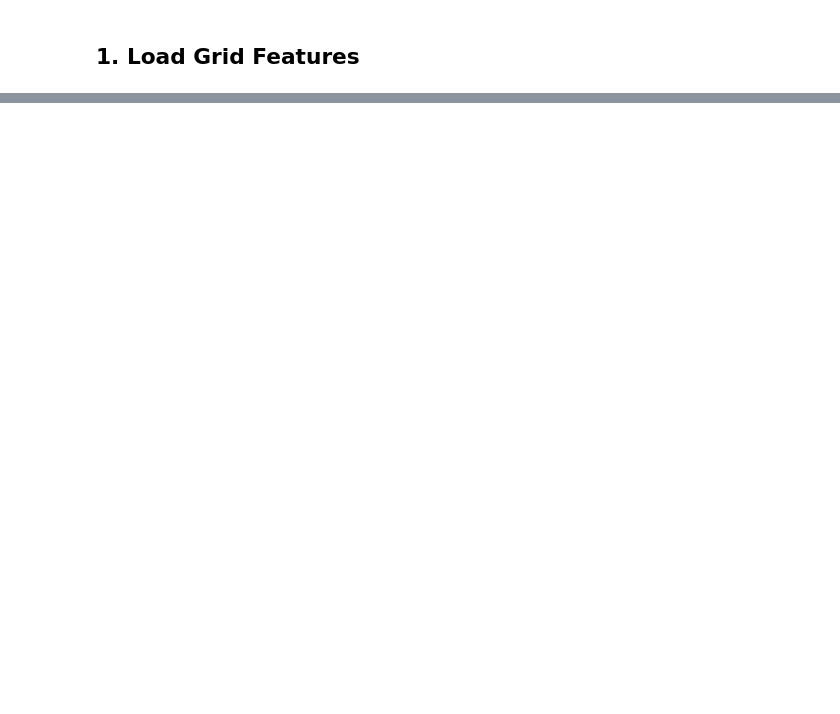
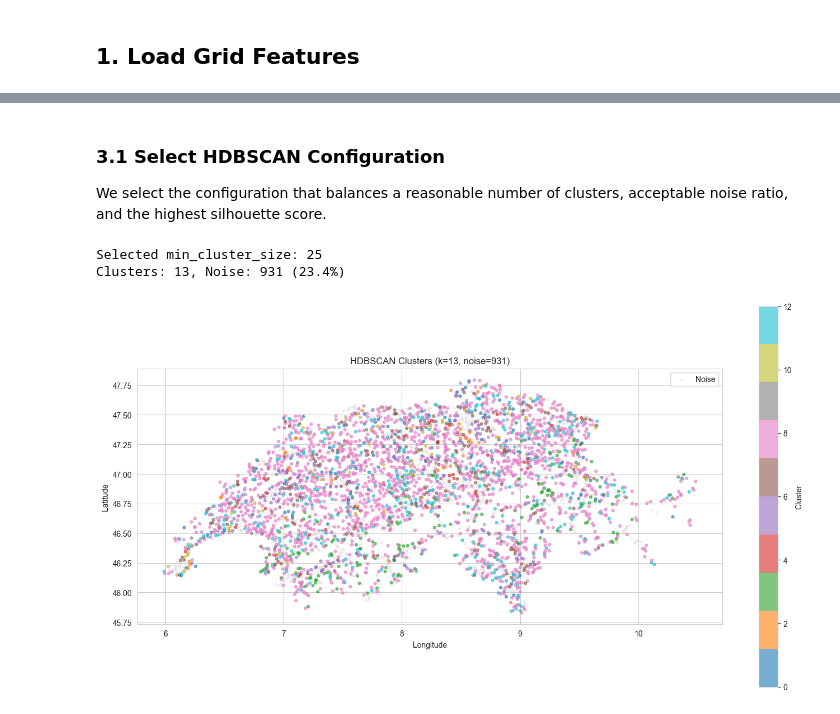
Before and after one commit to maybebool/swiss-airspace-obstacle-profiling, a Jupyter notebook: notebooks/Cluster_Evaluation.ipynb, the cells around one changed output, grey strips where cells are left out. Saved outputs shown, nothing was run; the diff lists cells and outputs as text; code cells hidden in the pictures; blank space fills up the shorter version.

```diff
--- a/notebooks/Cluster_Evaluation.ipynb
+++ b/notebooks/Cluster_Evaluation.ipynb
@@ -39,0 +44,6 @@ Loaded: 3976 grid cells
+# %%
+scaler = StandardScaler()
+X_scaled = scaler.fit_transform(X)
+
+# Verify: mean ≈ 0, std ≈ 1
+pd.DataFrame(X_scaled, columns=feature_cols).describe().round(2).loc[['mean', 'std']]
@@ -39,0 +95,38 @@ Loaded: 3976 grid cells
+# %% [markdown]
+### 3.1 Select HDBSCAN Configuration
+
+We select the configuration that balances a reasonable number of clusters, acceptable noise ratio, and the highest silhouette score.
+# %%
+# Select best based on results above, adjust min_cluster_size if needed
+BEST_MCS = results_hdb_df.loc[results_hdb_df['silhouette'].idxmax(), 'min_cluster_size']
+print(f"Selected min_cluster_size: {BEST_MCS}")
+
+hdb = hdbscan.HDBSCAN(min_cluster_size=int(BEST_MCS), min_samples=5, metric='euclidean')
+grid['cluster_hdbscan'] = hdb.fit_predict(X_scaled)
+
+n_clusters = grid['cluster_hdbscan'].nunique() - (1 if -1 in grid['cluster_hdbscan'].values else 0)
+n_noise = (grid['cluster_hdbscan'] == -1).sum()
+print(f"Clusters: {n_clusters}, Noise: {n_noise} ({n_noise/len(grid)*100:.1f}%)")
+# %% [output]
+Selected min_cluster_size: 25
+Clusters: 13, Noise: 931 (23.4%)
+# %%
+fig, ax = plt.subplots(figsize=(14, 10))
+
+noise = grid[grid['cluster_hdbscan'] == -1]
+clustered = grid[grid['cluster_hdbscan'] != -1]
+
+ax.scatter(noise['longitude'], noise['latitude'], c='lightgray', s=8, alpha=0.3, label='Noise')
+scatter = ax.scatter(clustered['longitude'], clustered['latitude'],
+                     c=clustered['cluster_hdbscan'], cmap='tab10', s=12, alpha=0.6)
+
+ax.set_xlabel('Longitude')
+ax.set_ylabel('Latitude')
+ax.set_title(f'HDBSCAN Clusters (k={n_clusters}, noise={n_noise})')
+ax.set_aspect('equal')
+ax.legend()
+plt.colorbar(scatter, ax=ax, label='Cluster', shrink=0.7)
+plt.tight_layout()
+plt.show()
+# %% [output]
+[figure, added]
```
Also changed, not shown: parts of 4 cells of this notebook.
